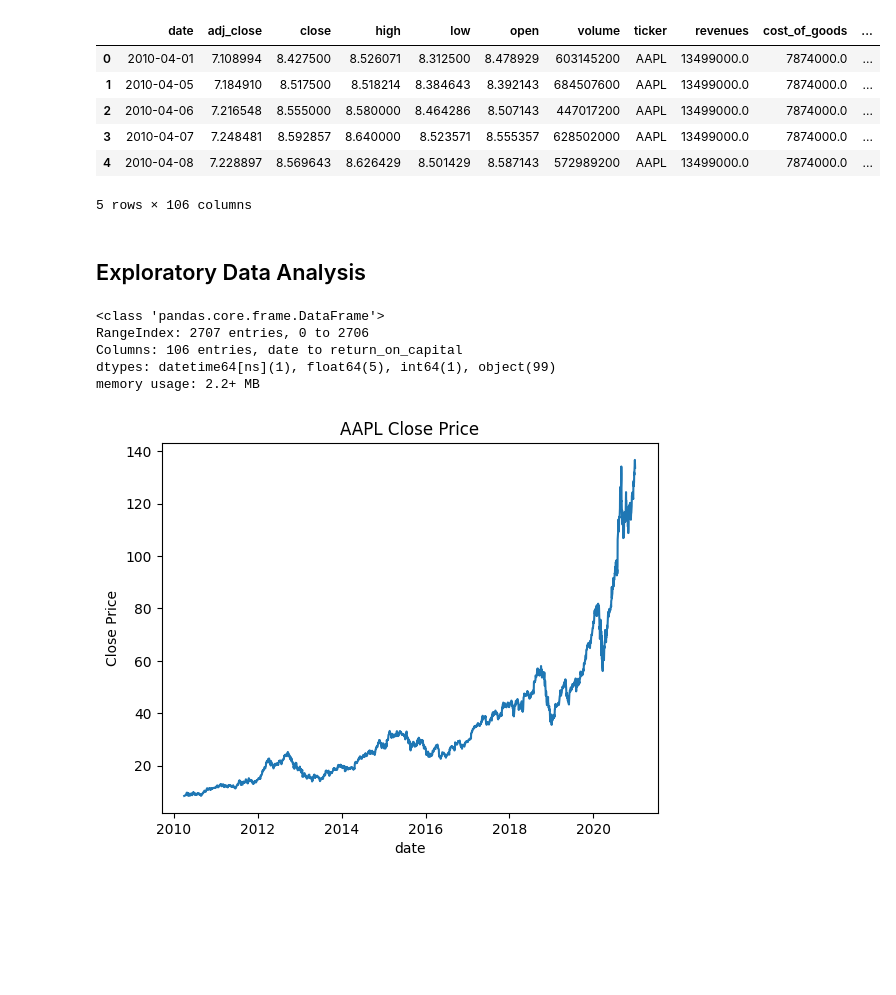
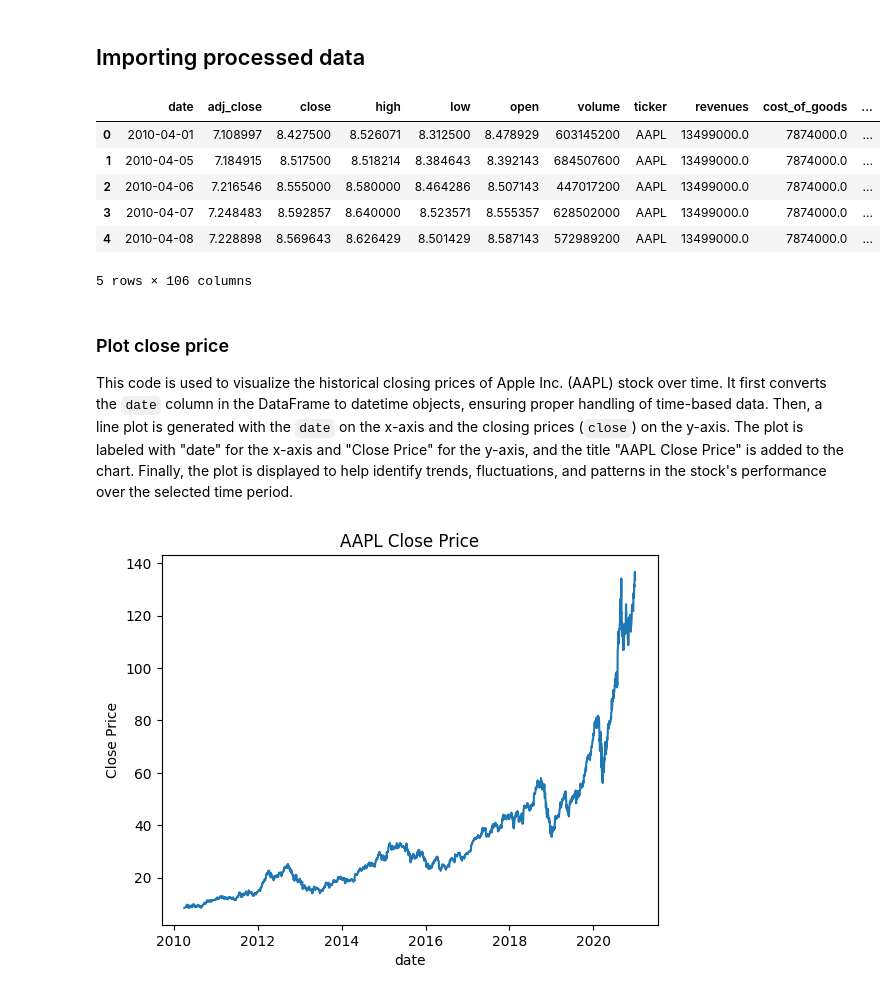
Before and after one commit to roboGOD/iisc-dsp-stock-price-prediction, a Jupyter notebook: src/02-eda.ipynb, the cells around one changed output. Cells and saved outputs as stored; diff of their text form; code cells hidden in the pictures; blank space fills up the shorter version.

```diff
--- a/src/02-eda.ipynb
+++ b/src/02-eda.ipynb
@@ -222,28 +5,19 @@ fin_df.head()
-# %%
-price_data['date'] = pd.to_datetime(price_data['date'])
-fin_df['date'] = pd.to_datetime(fin_df['date'])
-
-# Merge the dataframes
-merged_df = pd.merge_asof(price_data.sort_values('date'), fin_df.sort_values('date'), on='date', direction='backward')
-merged_df.head()
-# %% [output]
-|  | date | adj_close | close | high | low | open | volume | ticker | revenues | cost_of_goods | ... |
-| 0 | 2010-04-01 | 7.108994 | 8.427500 | 8.526071 | 8.312500 | 8.478929 | 603145200 | AAPL | 13499000.0 | 7874000.0 | ... |
-| 1 | 2010-04-05 | 7.184910 | 8.517500 | 8.518214 | 8.384643 | 8.392143 | 684507600 | AAPL | 13499000.0 | 7874000.0 | ... |
-| 2 | 2010-04-06 | 7.216548 | 8.555000 | 8.580000 | 8.464286 | 8.507143 | 447017200 | AAPL | 13499000.0 | 7874000.0 | ... |
-| 3 | 2010-04-07 | 7.248481 | 8.592857 | 8.640000 | 8.523571 | 8.555357 | 628502000 | AAPL | 13499000.0 | 7874000.0 | ... |
-| 4 | 2010-04-08 | 7.228897 | 8.569643 | 8.626429 | 8.501429 | 8.587143 | 572989200 | AAPL | 13499000.0 | 7874000.0 | ... |
-5 rows × 106 columns
-# %% [markdown]
-## Exploratory Data Analysis
-# %%
-df = merged_df
-
-df.info()
-# %% [output]
-<class 'pandas.core.frame.DataFrame'>
-RangeIndex: 2707 entries, 0 to 2706
-Columns: 106 entries, date to return_on_capital
-dtypes: datetime64[ns](1), float64(5), int64(1), object(99)
-memory usage: 2.2+ MB
+# %% [markdown]
+## Importing processed data
+# %%
+import pandas as pd
+df = pd.read_csv('merged_data.csv')
+df.head()
+# %% [output]
+|  | date | adj_close | close | high | low | open | volume | ticker | revenues | cost_of_goods | ... |
+| 0 | 2010-04-01 | 7.108997 | 8.427500 | 8.526071 | 8.312500 | 8.478929 | 603145200 | AAPL | 13499000.0 | 7874000.0 | ... |
+| 1 | 2010-04-05 | 7.184915 | 8.517500 | 8.518214 | 8.384643 | 8.392143 | 684507600 | AAPL | 13499000.0 | 7874000.0 | ... |
+| 2 | 2010-04-06 | 7.216546 | 8.555000 | 8.580000 | 8.464286 | 8.507143 | 447017200 | AAPL | 13499000.0 | 7874000.0 | ... |
+| 3 | 2010-04-07 | 7.248483 | 8.592857 | 8.640000 | 8.523571 | 8.555357 | 628502000 | AAPL | 13499000.0 | 7874000.0 | ... |
+| 4 | 2010-04-08 | 7.228898 | 8.569643 | 8.626429 | 8.501429 | 8.587143 | 572989200 | AAPL | 13499000.0 | 7874000.0 | ... |
+5 rows × 106 columns
+# %% [markdown]
+### Plot close price
+
+This code is used to visualize the historical closing prices of Apple Inc. (AAPL) stock over time. It first converts the `date` column in the DataFrame to datetime objects, ensuring proper handling of time-based data. Then, a line plot is generated with the `date` on the x-axis and the closing prices (`close`) on the y-axis. The plot is labeled with "date" for the x-axis and "Close Price" for the y-axis, and the title "AAPL Close Price" is added to the chart. Finally, the plot is displayed to help identify trends, fluctuations, and patterns in the stock's performance over the selected time period.
 # %%
```
Also changed, not shown: parts of 21 cells of this notebook.
